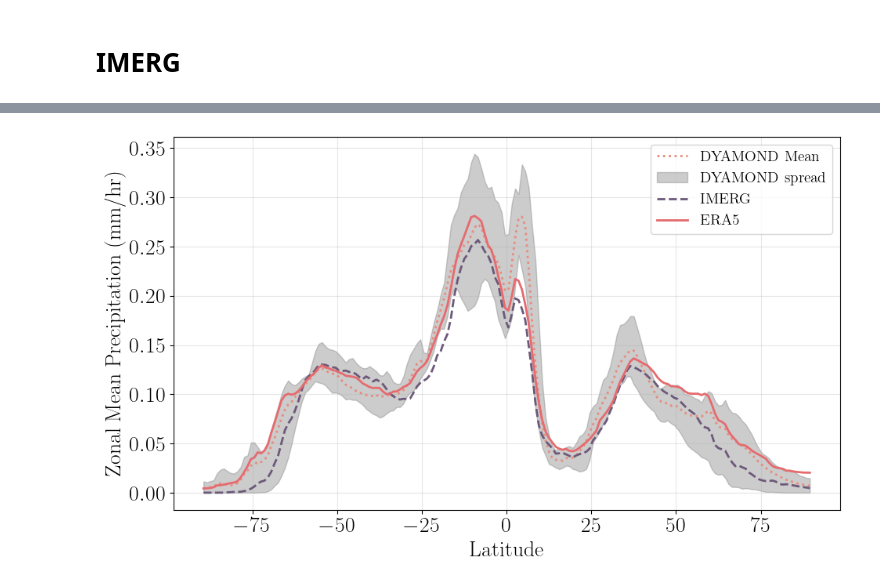
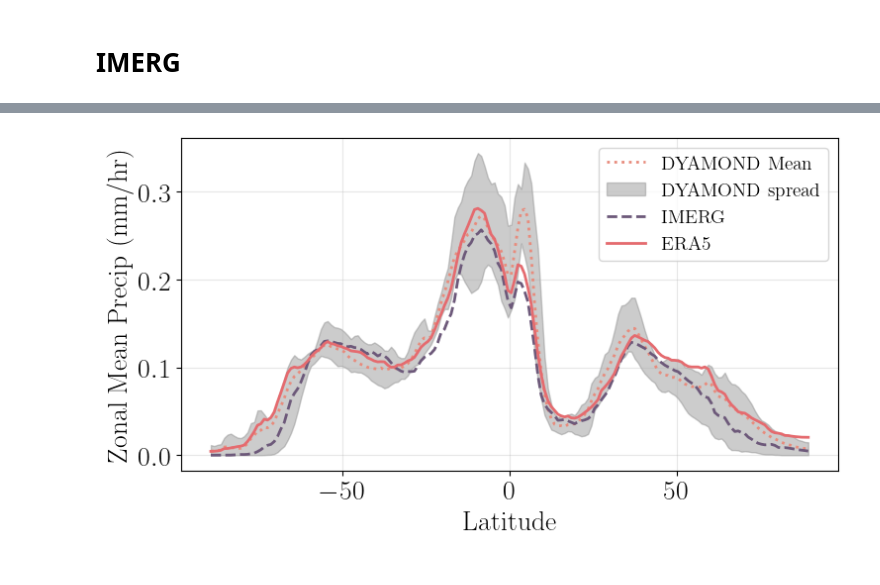
Before and after one commit to lekolara/diurnal_cycles, a Jupyter notebook: notebooks/zonal_means.ipynb, the cells around one changed output, grey strips where cells are left out. Saved outputs shown, nothing was run; the diff lists cells and outputs as text; code cells hidden in the pictures.

```diff
--- a/notebooks/zonal_means.ipynb
+++ b/notebooks/zonal_means.ipynb
@@ -88,17 +88,29 @@ colors = {
 season_linestyles = ['-', '--', '-.', ':']
 season_names = ['DJF', 'MAM', 'JJA', 'SON']
 
-plt.figure(figsize=(10, 6))
+plt.figure(figsize=(9, 6))
 
 for dataset, label in zip([seasonal_zonal_mean_ccic, seasonal_zonal_mean_era5], ["CCIC", "ERA5"]):
     for season in seasons.keys():
         da_season = dataset.sel(season=season)
-        plt.plot(da_season['lat'], da_season, label=f"{label} {season}", color=colors[label], linestyle=season_linestyles[season_names.index(season)], linewidth=2)
+        plt.plot(da_season['lat'], da_season, color=colors[label], linestyle=season_linestyles[season_names.index(season)], linewidth=2)
+
+import matplotlib.lines as mlines
+dataset_handles = [
+    mlines.Line2D([], [], color = ccic_color, label='CCIC (FWP)'),
+    mlines.Line2D([], [], color = era5_color, label='ERA5 (FWP)')
+]
+season_handles = [
+    mlines.Line2D([], [], color='black', linestyle=season_linestyles[i], label=season_names[i])
+    for i in range(4)
+ ]
+
+plt.legend(dataset_handles + season_handles, [h.get_label() for h in dataset_handles + season_handles],
+           loc='upper right', ncol=1, frameon=True)
 
 plt.xlabel("Latitude")
 plt.ylabel("Zonal FWP kg/m²")
 #plt.title("Seasonal Zonal Mean Precipitation 2018-2023: IMERG vs ERA5")
-plt.legend()
 plt.grid(True, alpha=0.3)
 plt.savefig('../pdf/zonal_mean_FWP_ERA5.pdf', bbox_inches='tight')
 plt.tight_layout()
@@ -411,21 +360,88 @@ plt.show()
 # %%
 # Path to zonal mean files
 data_path = "/scratch/leko/zonal_means/feb"
 
 # List of models to plot (update names as needed)
 model_files = {
     "ERA5": "ERA5.nc",
     "IMERG": "IMERG.nc",
     "ARPEGE": "ARPEGE.nc",
     "GEOS": "GEOS.nc",
     "gSAM": "gSAM.nc",
     "ICON": "ICON.nc",
     "IFS": "IFS.nc",
     "SHiELD": "SHiELD.nc"
 }
 
-plt = zonal_means_february(data_path, model_files)
-plt.savefig('pdf/zonal_mean_DYAMOND_IMERG_ERA5_spread.pdf')
+# DYAMOND models (excluding ERA5 and IMERG)
+dyamond_models = [k for k in model_files if k not in ["ERA5", "IMERG"]]
+
+
+imerg_color = '#6D597A'
+#imerg_color = '#797bd0'
+era5_color = '#e56b6fff'
+dyamond_color = '#E88C7D'
+colors = [imerg_color, era5_color]
+linestyles = ['--','-',':']
+
+
+plt.figure(figsize=(8, 4.6))
+
+# Load DYAMOND model data and compute spread
+dyamond_lat = None
+dyamond_vals = []
+for label in dyamond_models:
+    fname = model_files[label]
+    fpath = os.path.join(data_path, fname)
+    if not os.path.exists(fpath):
+        print(f"File not found: {fpath}")
+        continue
+    ds = xr.open_dataset(fpath)
+    var = None
+    for v in ds.data_vars:
+        if "pr" in v or "precipitation" in v or "total_precipitation" in v:
+            var = v
+            break
+    if var is None:
+        var = list(ds.data_vars)[0]
+    lat_name = "lat" if "lat" in ds.coords else "latitude"
+    if dyamond_lat is None:
+        dyamond_lat = ds[lat_name].values
+    dyamond_vals.append(ds[var].values)
+# Plot DYAMOND mean
+dyamond_mean = np.mean(dyamond_vals, axis=0)
+plt.plot(dyamond_lat, dyamond_mean, label='DYAMOND Mean', color=dyamond_color, linestyle=':', linewidth=2)
+# Plot DYAMOND spread as shaded area
+if dyamond_vals:
+    dyamond_vals = np.stack(dyamond_vals)
+    dyamond_min = np.min(dyamond_vals, axis=0)
+    dyamond_max = np.max(dyamond_vals, axis=0)
+    plt.fill_between(dyamond_lat, dyamond_min, dyamond_max, color='gray', alpha=0.4, label='DYAMOND spread')
+
+# Plot ERA5 and IMERG as lines
+for idx, label in enumerate(["IMERG", "ERA5"]):
+    fname = model_files[label]
+    fpath = os.path.join(data_path, fname)
+    if not os.path.exists(fpath):
+        print(f"File not found: {fpath}")
+        continue
+    ds = xr.open_dataset(fpath)
+    var = None
+    for v in ds.data_vars:
+        if "pr" in v or "precipitation" in v or "total_precipitation" in v:
+            var = v
+            break
+    if var is None:
+        var = list(ds.data_vars)[0]
+    lat_name = "lat" if "lat" in ds.coords else "latitude"
+    plt.plot(ds[lat_name], ds[var], label=label, color=colors[idx], linestyle=linestyles[idx], linewidth=2)
+
+plt.xlabel("Latitude")
+plt.ylabel("Zonal Mean Precip (mm/hr)")
+plt.legend()
+plt.grid(True, alpha=0.3)
+plt.tight_layout()
+plt.savefig('../pdf/zonal_mean_DYAMOND_IMERG_ERA5_spread.pdf')
 plt.show()
 # %% [output]
-[figure, old version]
+[figure, new version]
```
Also changed, not shown: parts of 8 cells of this notebook, 22 other files.
